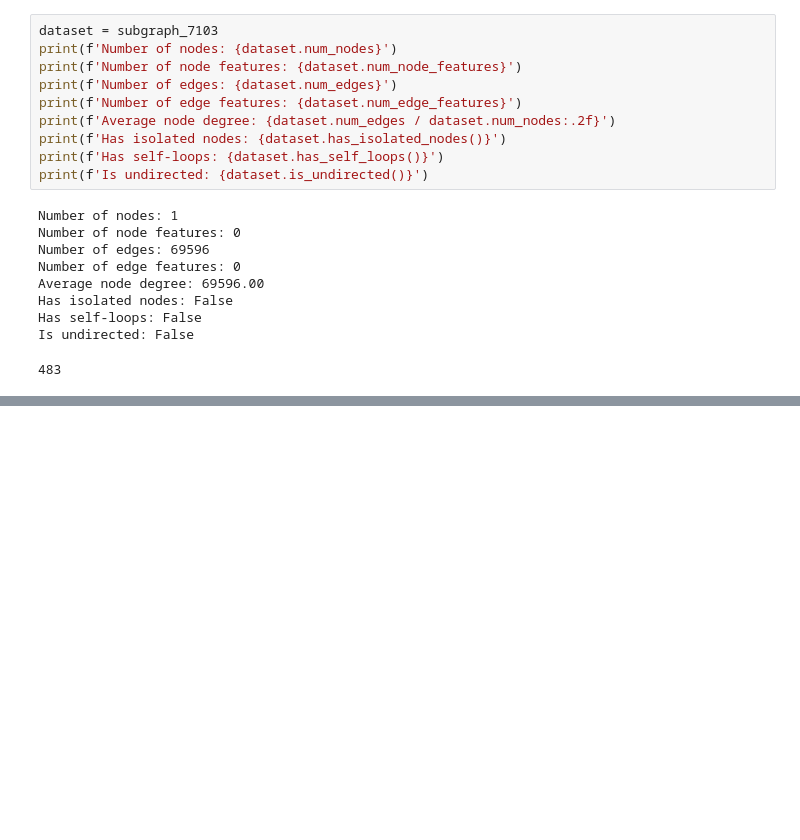
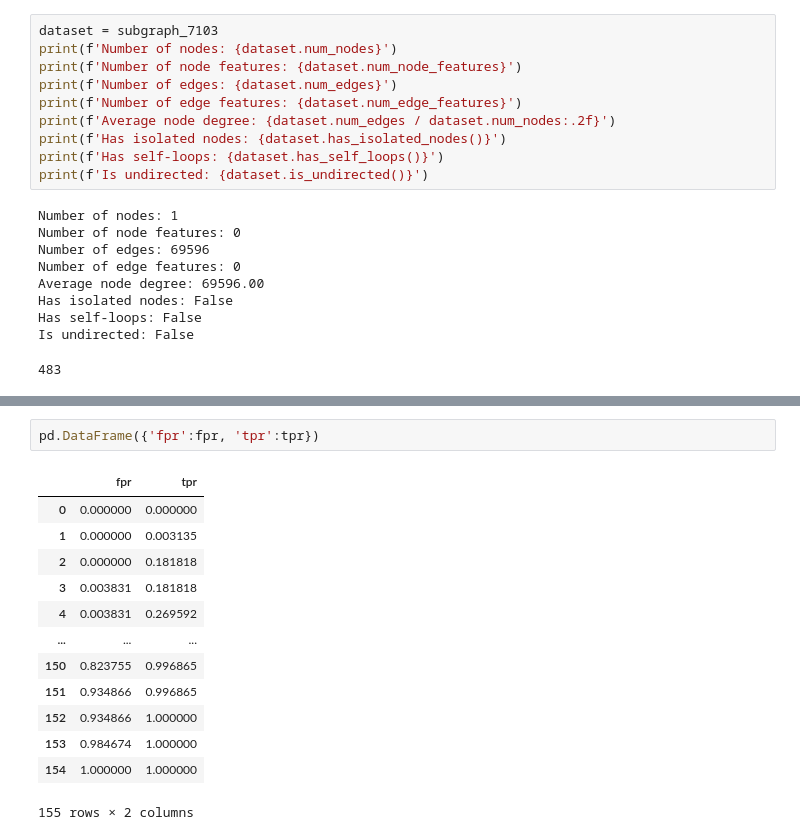
Before and after one commit to FDUguchunhui/protools, a Jupyter notebook: PPI-for-protein-detection/python-analysis/GNN-PPI-gastric.ipynb, the cells around one changed output, grey strips where cells are left out. Drawn from its saved outputs; the diff is of its cells as text; blank space fills up the shorter version.

```diff
--- a/PPI-for-protein-detection/python-analysis/GNN-PPI_gastric.ipynb
+++ b/PPI-for-protein-detection/python-analysis/GNN-PPI-gastric.ipynb
@@ -895,0 +914,16 @@ Is undirected: False
+# %%
+pd.DataFrame({'fpr':fpr, 'tpr':tpr})
+# %% [output]
+|  | fpr | tpr |
+| 0 | 0.000000 | 0.000000 |
+| 1 | 0.000000 | 0.003135 |
+| 2 | 0.000000 | 0.181818 |
+| 3 | 0.003831 | 0.181818 |
+| 4 | 0.003831 | 0.269592 |
+| ... | ... | ... |
+| 150 | 0.823755 | 0.996865 |
+| 151 | 0.934866 | 0.996865 |
+| 152 | 0.934866 | 1.000000 |
+| 153 | 0.984674 | 1.000000 |
+| 154 | 1.000000 | 1.000000 |
+155 rows × 2 columns
```
Also changed, not shown: parts of 17 cells of this notebook, 23 other files.
